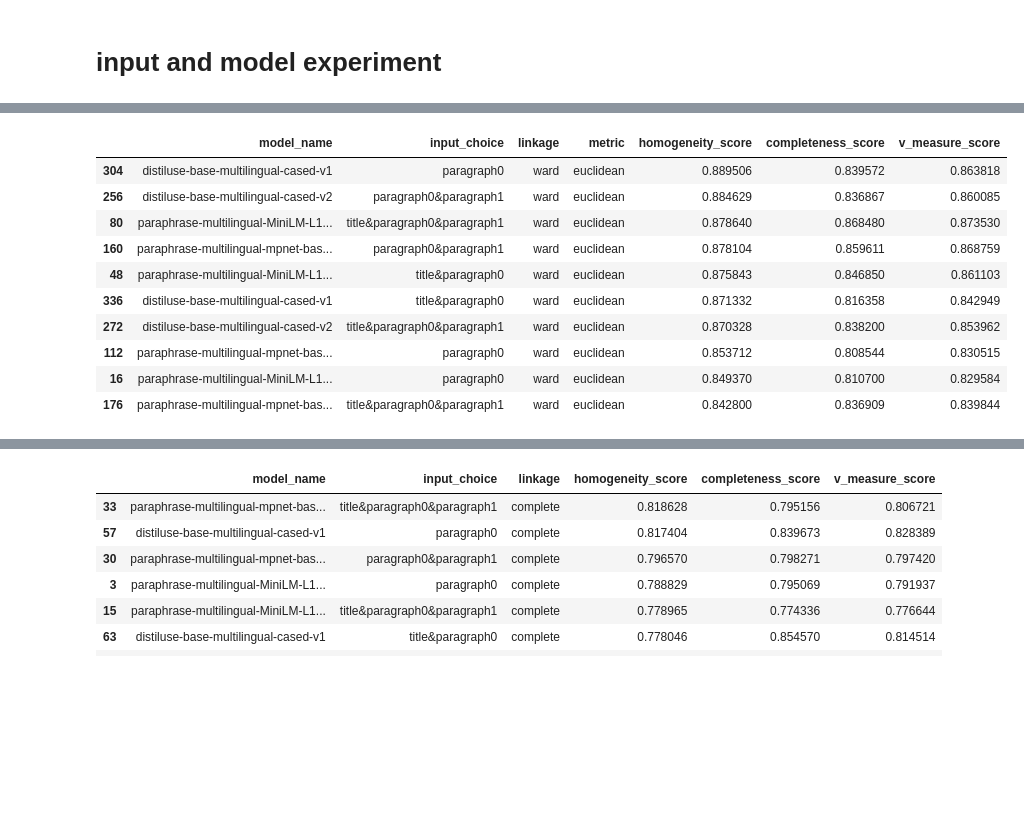
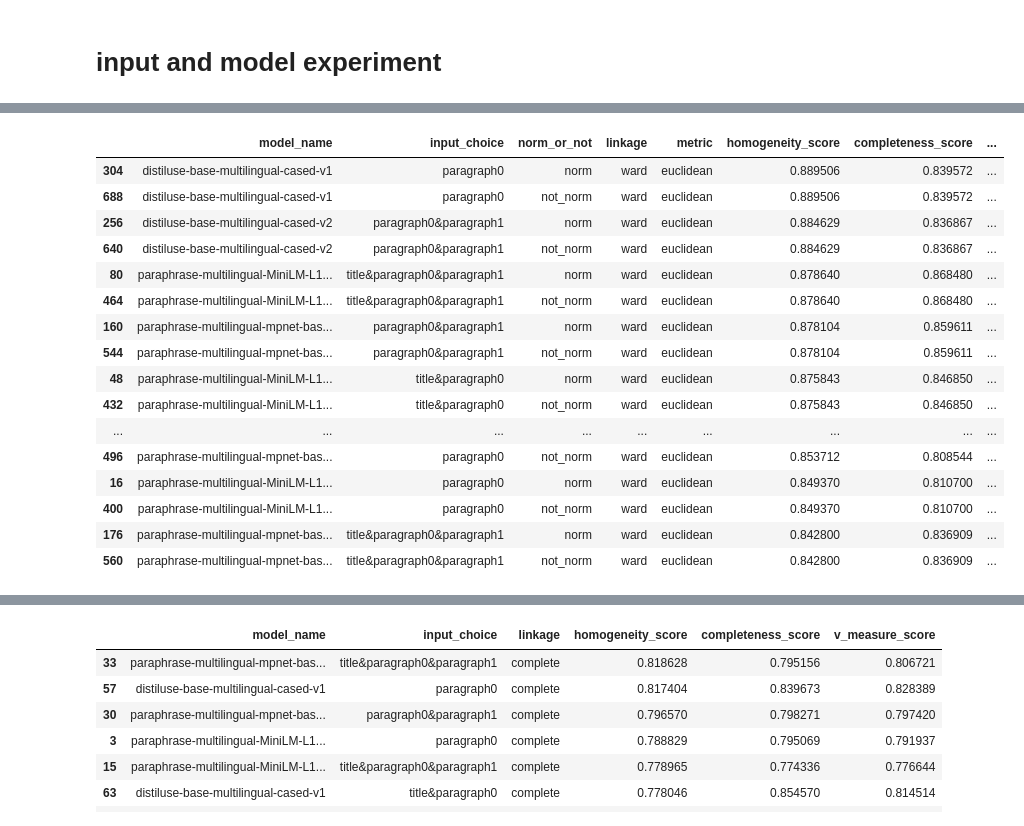
Before and after one commit to tc-huang/final-system, a Jupyter notebook: src/ experiments/clustering/choose_model_and_input/choose_model_and_input.ipynb, the cells around one changed output, grey strips where cells are left out. Cells and saved outputs as stored; diff of their text form; code cells hidden in the pictures; blank space fills up the shorter version.

```diff
--- a/src/ experiments/clustering/choose_model_and_input/choose_model_and_input.ipynb
+++ b/src/ experiments/clustering/choose_model_and_input/choose_model_and_input.ipynb
@@ -65,6 +65,17 @@ for news in all_news_list:
 print("Total news after remove not unique:", len(all_news_list))
 # %% [output]
 Total news after remove not unique: 670
+# %%
+# count each topic's news
+topic_count = {}
+for news in all_news_list:
+    topic = news['topic']
+    if topic not in topic_count:
+        topic_count[topic] = 1
+    else:
+        topic_count[topic] += 1
+
+topic_count
 # %% [markdown]
 # paragraph count and length analysis
 # %%
@@ -144,18 +155,19 @@ input_choices_text = {
     'title&paragraph0&paragraph1': [t + p0 + p1 for t, p0, p1 in zip(title_list, paragraph0_list, paragraph1_list)]
 }
 # %%
-input_choices_embedding = {model_name: {} for model_name in model_names}
+input_choices_embedding = {norm_or_not: {model_name: {} for model_name in model_names} for norm_or_not in ['norm', 'not_norm']}
 
-for model_name in model_names:
-    for input_choice in input_choices_text.keys():
-        print(f"model: {model_name}, input: {input_choice}")
-        model = SentenceTransformer(
-            model_name_or_path=model_name,
-            device = 'cuda' if torch.cuda.is_available() else 'cpu'
-            )
-        input_choices_embedding[model_name][input_choice] = model.encode(sentences=input_choices_text[input_choice], convert_to_numpy=True, show_progress_bar=True)#, normalize_embeddings=True
+for nor_or_not in ['norm', 'not_norm']:
+    for model_name in model_names:
+        for input_choice in input_choices_text.keys():
+            print(f"model: {model_name}, input: {input_choice}")
+            model = SentenceTransformer(
+                model_name_or_path=model_name,
+                device = 'cuda' if torch.cuda.is_available() else 'cpu'
+                )
+            input_choices_embedding[nor_or_not][model_name][input_choice] = model.encode(sentences=input_choices_text[input_choice], convert_to_numpy=True, show_progress_bar=True, normalize_embeddings=True if nor_or_not == 'norm' else False)
 
-with open('input_and_model_choices_embedding_not_norm_dict.pkl', 'wb') as f:
+with open('input_and_model_choices_embedding_dict.pkl', 'wb') as f:
     pickle.dump(input_choices_embedding, f)
 # %% [output]
 model: paraphrase-multilingual-MiniLM-L12-v2, input: title
@@ -225,14 +262,20 @@ model: distiluse-base-multilingual-cased-v1, input: title&paragraph0&paragraph1,
 # %%
-df_model_input.sort_values(by=['homogeneity_score', 'homogeneity_score', 'v_measure_score'], ascending=False)[:10]
+df_model_input.sort_values(by=['homogeneity_score', 'homogeneity_score', 'v_measure_score'], ascending=False)[:20]
 # %% [output]
-|  | model_name | input_choice | linkage | metric | homogeneity_score | completeness_score | v_measure_score |
-| 304 | distiluse-base-multilingual-cased-v1 | paragraph0 | ward | euclidean | 0.889506 | 0.839572 | 0.863818 |
-| 256 | distiluse-base-multilingual-cased-v2 | paragraph0&paragraph1 | ward | euclidean | 0.884629 | 0.836867 | 0.860085 |
-| 80 | paraphrase-multilingual-MiniLM-L1... | title&paragraph0&paragraph1 | ward | euclidean | 0.878640 | 0.868480 | 0.873530 |
-| 160 | paraphrase-multilingual-mpnet-bas... | paragraph0&paragraph1 | ward | euclidean | 0.878104 | 0.859611 | 0.868759 |
-| 48 | paraphrase-multilingual-MiniLM-L1... | title&paragraph0 | ward | euclidean | 0.875843 | 0.846850 | 0.861103 |
-| 336 | distiluse-base-multilingual-cased-v1 | title&paragraph0 | ward | euclidean | 0.871332 | 0.816358 | 0.842949 |
-| 272 | distiluse-base-multilingual-cased-v2 | title&paragraph0&paragraph1 | ward | euclidean | 0.870328 | 0.838200 | 0.853962 |
-| 112 | paraphrase-multilingual-mpnet-bas... | paragraph0 | ward | euclidean | 0.853712 | 0.808544 | 0.830515 |
-| 16 | paraphrase-multilingual-MiniLM-L1... | paragraph0 | ward | euclidean | 0.849370 | 0.810700 | 0.829584 |
-| 176 | paraphrase-multilingual-mpnet-bas... | title&paragraph0&paragraph1 | ward | euclidean | 0.842800 | 0.836909 | 0.839844 |
+|  | model_name | input_choice | norm_or_not | linkage | metric | homogeneity_score | completeness_score | ... |
+| 304 | distiluse-base-multilingual-cased-v1 | paragraph0 | norm | ward | euclidean | 0.889506 | 0.839572 | ... |
+| 688 | distiluse-base-multilingual-cased-v1 | paragraph0 | not_norm | ward | euclidean | 0.889506 | 0.839572 | ... |
+| 256 | distiluse-base-multilingual-cased-v2 | paragraph0&paragraph1 | norm | ward | euclidean | 0.884629 | 0.836867 | ... |
+| 640 | distiluse-base-multilingual-cased-v2 | paragraph0&paragraph1 | not_norm | ward | euclidean | 0.884629 | 0.836867 | ... |
+| 80 | paraphrase-multilingual-MiniLM-L1... | title&paragraph0&paragraph1 | norm | ward | euclidean | 0.878640 | 0.868480 | ... |
+| 464 | paraphrase-multilingual-MiniLM-L1... | title&paragraph0&paragraph1 | not_norm | ward | euclidean | 0.878640 | 0.868480 | ... |
+| 160 | paraphrase-multilingual-mpnet-bas... | paragraph0&paragraph1 | norm | ward | euclidean | 0.878104 | 0.859611 | ... |
+| 544 | paraphrase-multilingual-mpnet-bas... | paragraph0&paragraph1 | not_norm | ward | euclidean | 0.878104 | 0.859611 | ... |
+| 48 | paraphrase-multilingual-MiniLM-L1... | title&paragraph0 | norm | ward | euclidean | 0.875843 | 0.846850 | ... |
+| 432 | paraphrase-multilingual-MiniLM-L1... | title&paragraph0 | not_norm | ward | euclidean | 0.875843 | 0.846850 | ... |
+| ... | ... | ... | ... | ... | ... | ... | ... | ... |
+| 496 | paraphrase-multilingual-mpnet-bas... | paragraph0 | not_norm | ward | euclidean | 0.853712 | 0.808544 | ... |
+| 16 | paraphrase-multilingual-MiniLM-L1... | paragraph0 | norm | ward | euclidean | 0.849370 | 0.810700 | ... |
+| 400 | paraphrase-multilingual-MiniLM-L1... | paragraph0 | not_norm | ward | euclidean | 0.849370 | 0.810700 | ... |
+| 176 | paraphrase-multilingual-mpnet-bas... | title&paragraph0&paragraph1 | norm | ward | euclidean | 0.842800 | 0.836909 | ... |
+| 560 | paraphrase-multilingual-mpnet-bas... | title&paragraph0&paragraph1 | not_norm | ward | euclidean | 0.842800 | 0.836909 | ... |
```
Also changed, not shown: parts of 12 cells of this notebook, 9 other files.
